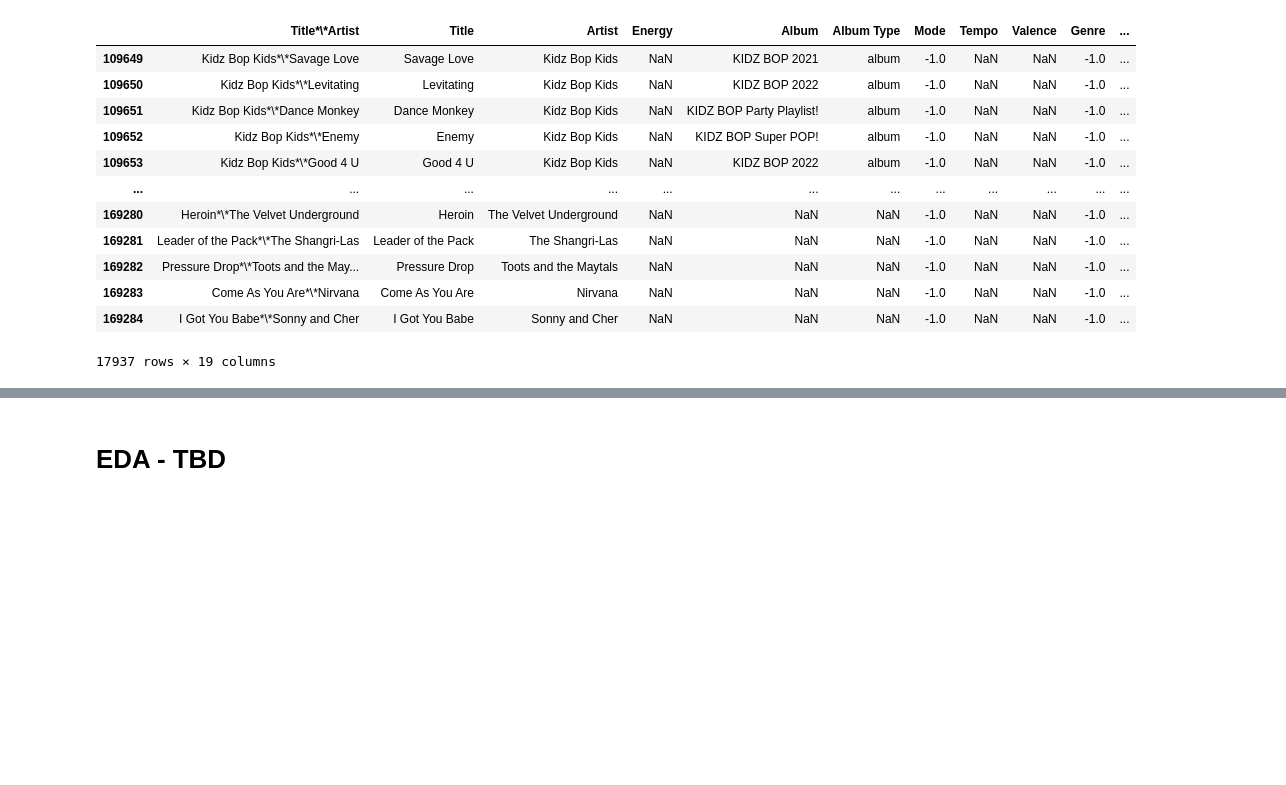
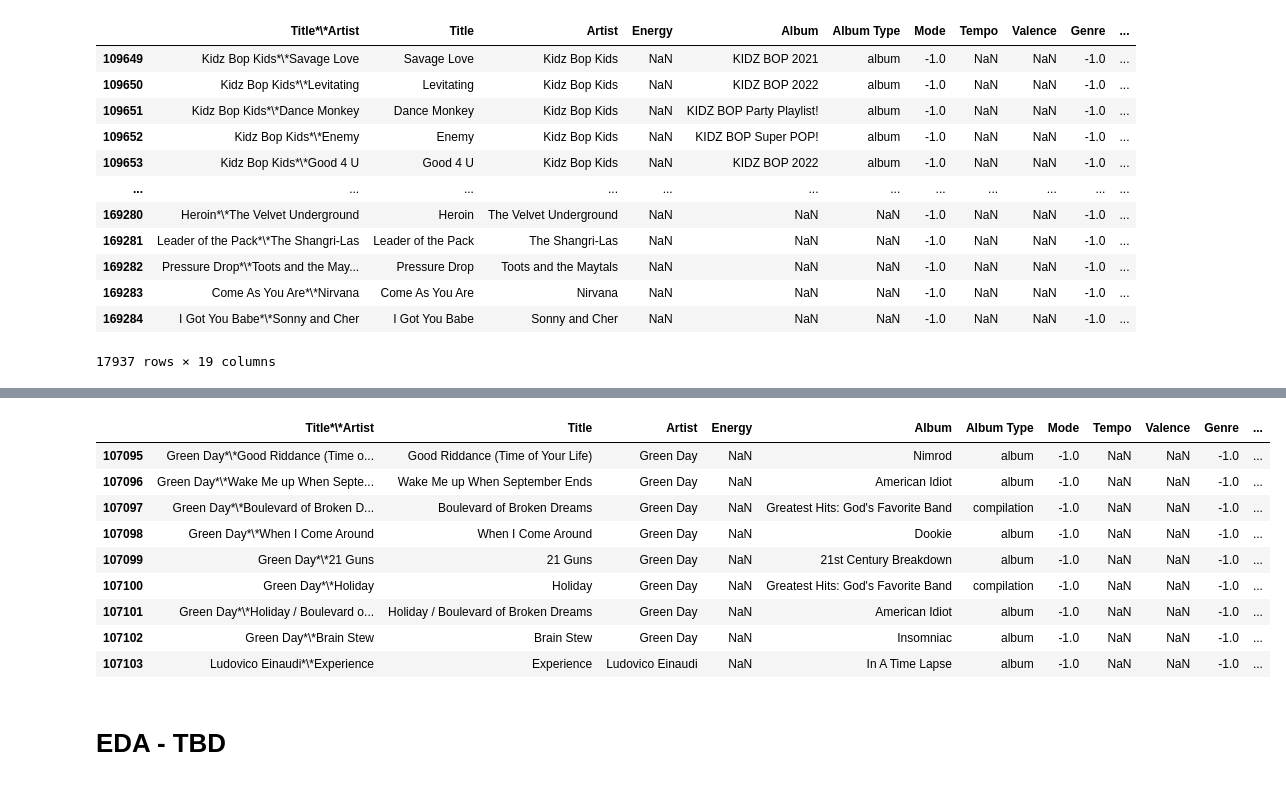
Before and after one commit to enriqfatima/COGS118B_Project, a Jupyter notebook: Data_Wrangling_groupXXX.ipynb, the cells around one changed output, grey strips where cells are left out. Cells and saved outputs as stored; diff of their text form; code cells hidden in the pictures; blank space fills up the shorter version.

```diff
--- a/Data_Wrangling_groupXXX.ipynb
+++ b/Data_Wrangling_groupXXX.ipynb
@@ -1041,6 +1044,18 @@ lessNaNs
 # %%
 test_lessNaNs = merged_dataset_test.dropna(subset=['Loudness', 'Danceability','Speechiness', 'Acousticness', 'Instrumentalness'])
-test_lessNaNs[500:580]
+#test_lessNaNs[521:530]
+#test_lessNaNs
+# %% [output]
+|  | Title*\*Artist | Title | Artist | Energy | Album | Album Type | Mode | Tempo | Valence | Genre | ... |
+| 107095 | Green Day*\*Good Riddance (Time o... | Good Riddance (Time of Your Life) | Green Day | NaN | Nimrod | album | -1.0 | NaN | NaN | -1.0 | ... |
+| 107096 | Green Day*\*Wake Me up When Septe... | Wake Me up When September Ends | Green Day | NaN | American Idiot | album | -1.0 | NaN | NaN | -1.0 | ... |
+| 107097 | Green Day*\*Boulevard of Broken D... | Boulevard of Broken Dreams | Green Day | NaN | Greatest Hits: God's Favorite Band | compilation | -1.0 | NaN | NaN | -1.0 | ... |
+| 107098 | Green Day*\*When I Come Around | When I Come Around | Green Day | NaN | Dookie | album | -1.0 | NaN | NaN | -1.0 | ... |
+| 107099 | Green Day*\*21 Guns | 21 Guns | Green Day | NaN | 21st Century Breakdown | album | -1.0 | NaN | NaN | -1.0 | ... |
+| 107100 | Green Day*\*Holiday | Holiday | Green Day | NaN | Greatest Hits: God's Favorite Band | compilation | -1.0 | NaN | NaN | -1.0 | ... |
+| 107101 | Green Day*\*Holiday / Boulevard o... | Holiday / Boulevard of Broken Dreams | Green Day | NaN | American Idiot | album | -1.0 | NaN | NaN | -1.0 | ... |
+| 107102 | Green Day*\*Brain Stew | Brain Stew | Green Day | NaN | Insomniac | album | -1.0 | NaN | NaN | -1.0 | ... |
+| 107103 | Ludovico Einaudi*\*Experience | Experience | Ludovico Einaudi | NaN | In A Time Lapse | album | -1.0 | NaN | NaN | -1.0 | ... |
 # %% [markdown]
 # EDA - TBD
 # %%
```
Also changed, not shown: parts of 5 cells of this notebook.
